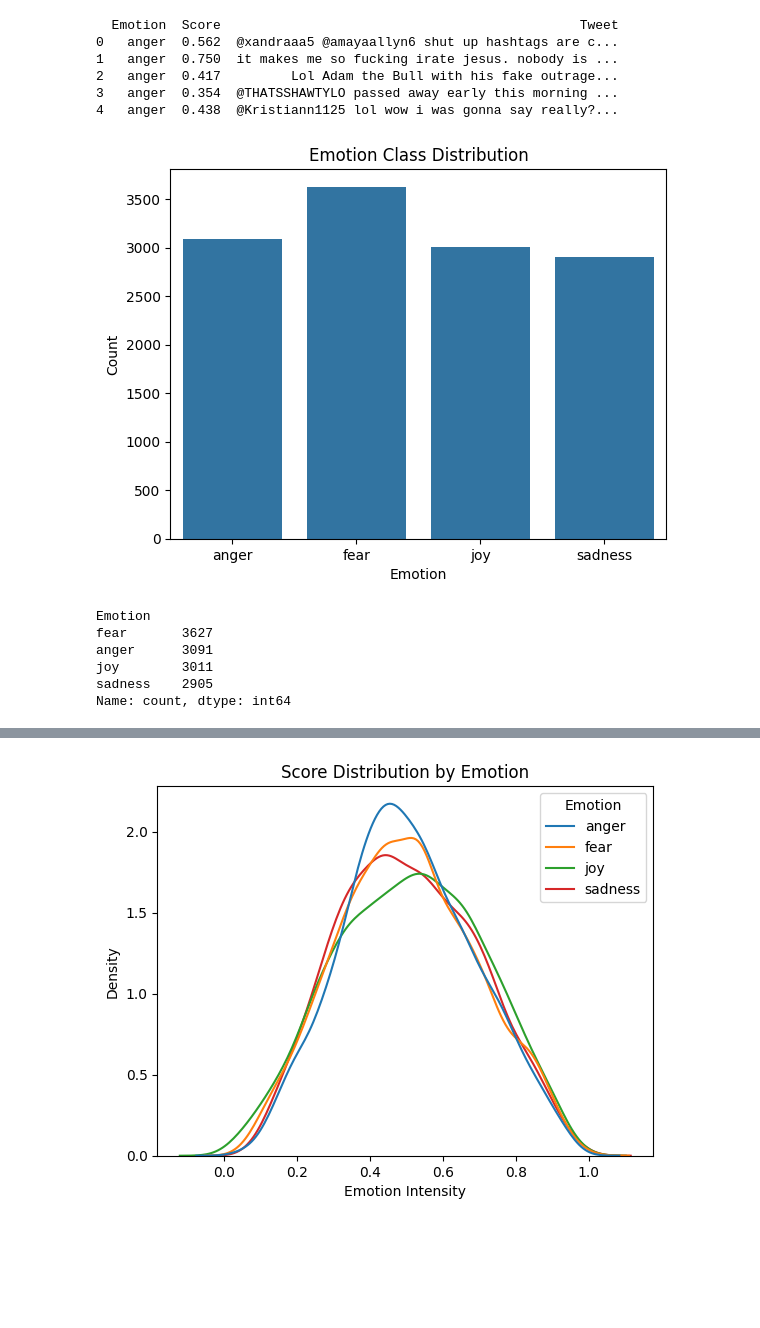
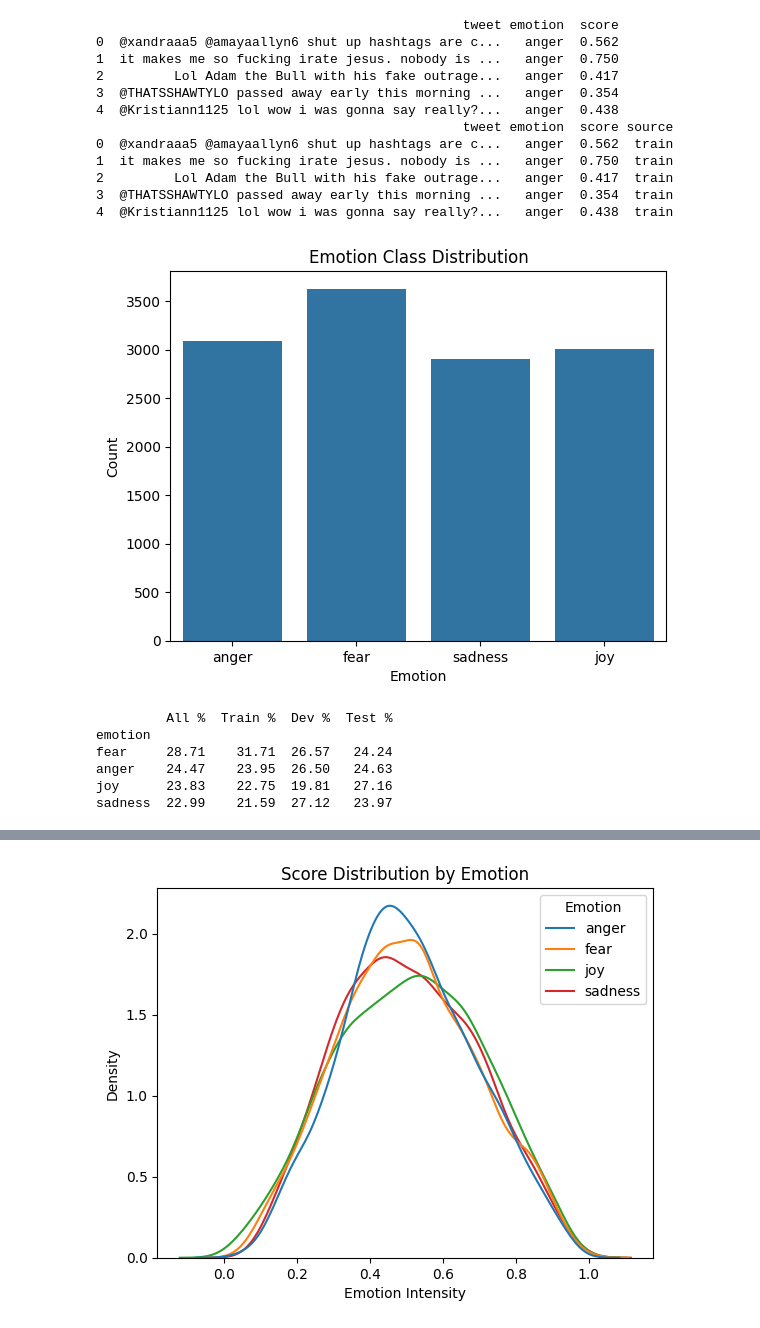
Before and after one commit to mateuszwasko1/Tweet_Sentiment_Analysis, a Jupyter notebook: notebooks/data_analysis.ipynb, the cells around one changed output, grey strips where cells are left out. Cells and saved outputs as stored; diff of their text form; code cells hidden in the pictures; blank space fills up the shorter version.

Commit message:
checked for percentage of class imbalance in datasets

```diff
--- a/notebooks/data_analysis.ipynb
+++ b/notebooks/data_analysis.ipynb
@@ -1,39 +1,62 @@
 # %%
 import pandas as pd
 
-df = pd.read_json("../data/emotion_dataset.json", orient="records", lines=True)
+df_train = pd.read_json("../data/raw/training_merged.json", orient="records", lines=True)
+df_dev = pd.read_json("../data/raw/development_merged.json", orient="records", lines=True)
+df_test = pd.read_json("../data/raw/test-gold_merged.json", orient="records", lines=True)
+print(df_train.head())
 
-print(df.head())
+df_train['source'] = 'train'
+df_dev['source'] = 'dev'
+df_test['source'] = 'test'
 
+df_all = pd.concat([df_train, df_dev, df_test], ignore_index=True)
+print(df_all.head())
 # Labels:
 # 0: anger
 # 1: joy
 # 2: fear
 # 3: sadness
 # %% [output]
-  Emotion  Score                                              Tweet
-0   anger  0.562  @xandraaa5 @amayaallyn6 shut up hashtags are c...
-1   anger  0.750  it makes me so fucking irate jesus. nobody is ...
-2   anger  0.417         Lol Adam the Bull with his fake outrage...
-3   anger  0.354  @THATSSHAWTYLO passed away early this morning ...
-4   anger  0.438  @Kristiann1125 lol wow i was gonna say really?...
+                                               tweet emotion  score
+0  @xandraaa5 @amayaallyn6 shut up hashtags are c...   anger  0.562
+1  it makes me so fucking irate jesus. nobody is ...   anger  0.750
+2         Lol Adam the Bull with his fake outrage...   anger  0.417
+3  @THATSSHAWTYLO passed away early this morning ...   anger  0.354
+4  @Kristiann1125 lol wow i was gonna say really?...   anger  0.438
+                                               tweet emotion  score source
+0  @xandraaa5 @amayaallyn6 shut up hashtags are c...   anger  0.562  train
+1  it makes me so fucking irate jesus. nobody is ...   anger  0.750  train
+2         Lol Adam the Bull with his fake outrage...   anger  0.417  train
+3  @THATSSHAWTYLO passed away early this morning ...   anger  0.354  train
+4  @Kristiann1125 lol wow i was gonna say really?...   anger  0.438  train
 # %%
 # Emotion Class Distribution
 import seaborn as sns
 import matplotlib.pyplot as plt
 
-sns.countplot(x='Emotion', data=df)
+sns.countplot(x='emotion', data=df_all)
 plt.title("Emotion Class Distribution")
 plt.xlabel("Emotion")
 plt.ylabel("Count")
 plt.show()
 
-print(df['Emotion'].value_counts())
+# print(df_all['emotion'].value_counts())
+all_perc = df_all['emotion'].value_counts(normalize=True) * 100
+
+train_perc = df_train['emotion'].value_counts(normalize=True) * 100
+dev_perc = df_dev['emotion'].value_counts(normalize=True) * 100
+test_perc = df_test['emotion'].value_counts(normalize=True) * 100
+
+class_imbalance = pd.concat([all_perc, train_perc, dev_perc, test_perc], axis=1)
+class_imbalance.columns = ['All %', 'Train %', 'Dev %', 'Test %']
+class_imbalance = class_imbalance.round(2)
+print(class_imbalance)
 # %% [output]
-[figure, old version]
+[figure, new version]
-Emotion
-fear       3627
-anger      3091
-joy        3011
-sadness    2905
-Name: count, dtype: int64
+         All %  Train %  Dev %  Test %
+emotion
+fear     28.71    31.71  26.57   24.24
+anger    24.47    23.95  26.50   24.63
+joy      23.83    22.75  19.81   27.16
+sadness  22.99    21.59  27.12   23.97
```
Also changed, not shown: parts of 7 cells of this notebook, 1 other file.
